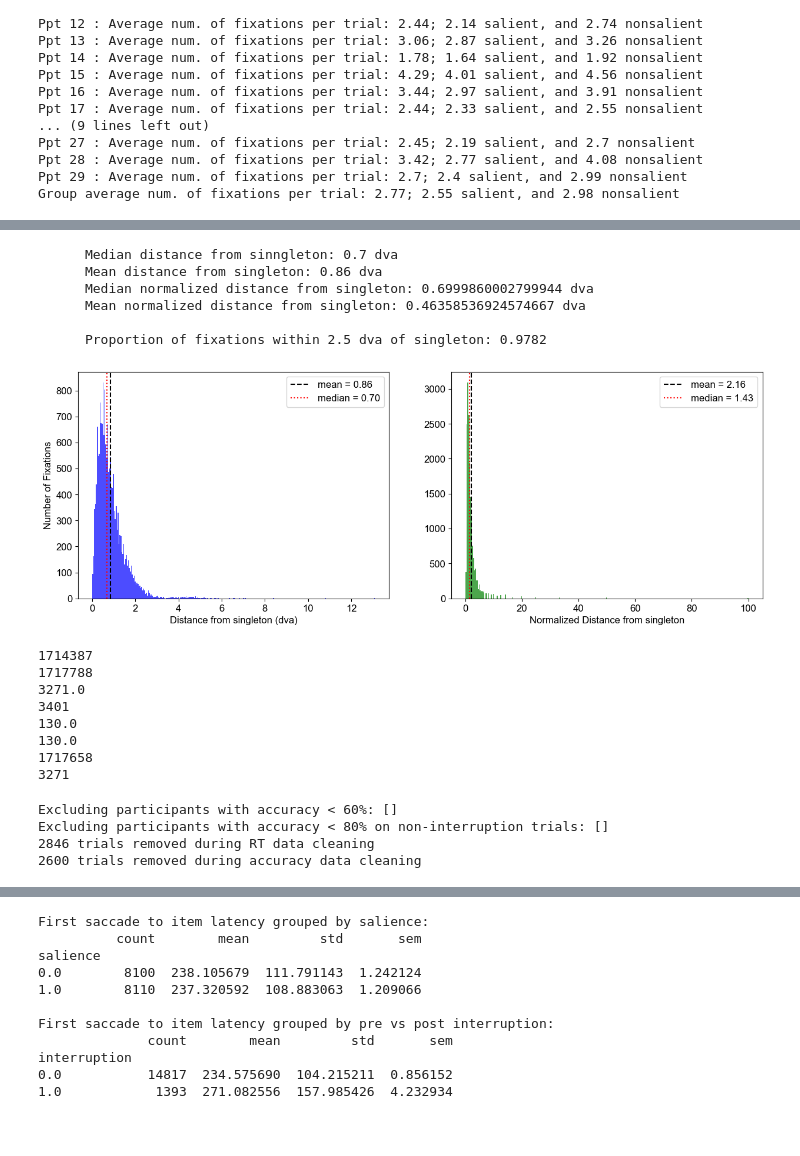
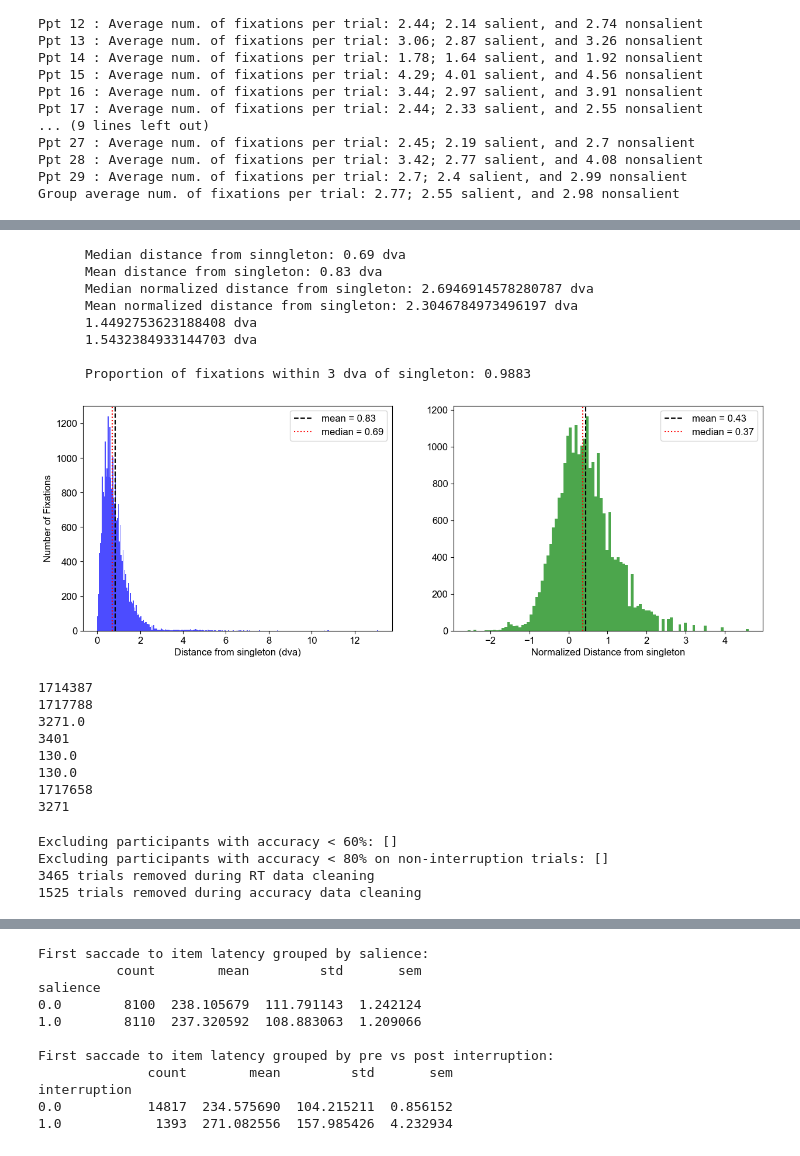
Before and after one commit to cami-uche-enwe/eye-search-analysis, a Jupyter notebook: parse_eye_align_rawdata.ipynb, the cells around one changed output, grey strips where cells are left out. Drawn from its saved outputs; the diff is of its cells as text; code cells hidden in the pictures.

Commit message:
prep data for SMART + first try SMART

```diff
--- a/parse_eye_align_rawdata.ipynb
+++ b/parse_eye_align_rawdata.ipynb
@@ -144,7 +144,7 @@ screen_w = 1920
 screen_h = 1080
 fixcross_coord = [267.82, 0]
 
-for subj in subjects:
+for subj in [5]:
 # for subj in range(3,4):
 	for trialnr in range(len(eye[f'{subj}'])):
 
@@ -359,8 +359,8 @@ def classify_gaze(fixations, saccades, fixcross_coord, target_coord, distract_co
         # consider as first saccade only where start coordinates are within 2.76dva (125pix) from fixcross
         # AND end coordinates are more than 2.76dva from fixcross AND if latency is > 80ms
         if (myutils.calc_latency(sac['stime'][i], trial_start) > 80):
-            if (myutils.eucli_dist(sac['end_x'][i], sac['end_y'][i], el_target_coord[0], el_target_coord[1]) <= myutils.deg2pix(2.5)) or \
-                (myutils.eucli_dist(sac['end_x'][i], sac['end_y'][i], el_distract_coord[0], el_distract_coord[1]) <= myutils.deg2pix(2.5)):
+            if (myutils.eucli_dist(sac['end_x'][i], sac['end_y'][i], el_target_coord[0], el_target_coord[1]) <= myutils.deg2pix(3)) or \
+                (myutils.eucli_dist(sac['end_x'][i], sac['end_y'][i], el_distract_coord[0], el_distract_coord[1]) <= myutils.deg2pix(3)):
                 # (len(first_sacc_latency) < 1): # only do this for the first saccade encountered that matches conditions (avoid accidentally taking saccades later in trial that pass by fixation)
 
                 first_sacc_to_item_latency = int(myutils.calc_latency(sac['stime'][i], trial_start))   # save latency
@@ -382,7 +382,7 @@ def classify_gaze(fixations, saccades, fixcross_coord, target_coord, distract_co
 
     for i in range(len(fixations)):
         if int(fix['stime'][i] - trial_start) >= first_sacc_latency:
-            if myutils.eucli_dist(fix['x'][i], fix['y'][i], el_target_coord[0], el_target_coord[1]) <= myutils.deg2pix(2.5):
+            if myutils.eucli_dist(fix['x'][i], fix['y'][i], el_target_coord[0], el_target_coord[1]) <= myutils.deg2pix(3):
                 inner_fix_dict = {counter: {
                     'x':int(fix['x'][i]),
                     'y':int(fix['y'][i]),
@@ -432,10 +432,12 @@ def classify_gaze(fixations, saccades, fixcross_coord, target_coord, distract_co
     target_inspect_end = None
     target_inspect_dur = None
 
+
+
     # Find the last fixation on target within 500ms of keypress
     last_idx = None
-    for i in reversed(range(len(fix['x']))):
-        on_target = myutils.eucli_dist(fix['x'][i], fix['y'][i], el_target_coord[0], el_target_coord[1]) <= myutils.deg2pix(2.5)
+    for i in reversed(range(len(fixations))):
+        on_target = myutils.eucli_dist(fix['x'][i], fix['y'][i], el_target_coord[0], el_target_coord[1]) <= myutils.deg2pix(3)
         if on_target:
             etime = int(fix['etime'][i])
             diff = trial_end - etime
@@ -447,7 +449,7 @@ def classify_gaze(fixations, saccades, fixcross_coord, target_coord, distract_co
         # Walk backwards to find the start of the inspection phase
         inspect_indices = [last_idx]
         for j in range(last_idx-1, -1, -1):
-            on_target = myutils.eucli_dist(fix['x'][j], fix['y'][j], el_target_coord[0], el_target_coord[1]) <= myutils.deg2pix(2.5)
+            on_target = myutils.eucli_dist(fix['x'][j], fix['y'][j], el_target_coord[0], el_target_coord[1]) <= myutils.deg2pix(3)
             if on_target:
                 inspect_indices.append(j)
             else:
@@ -456,7 +458,8 @@ def classify_gaze(fixations, saccades, fixcross_coord, target_coord, distract_co
         target_inspect_start = int(myutils.calc_latency(fix['stime'][inspect_indices[0]], trial_start))
         # target_inspect_end = int(myutils.calc_latency(fix['etime'][inspect_indices[-1]], trial_start))
         # target_inspect_dur = sum([int(fix['dur'][k]) for k in inspect_indices])
-        target_inspect_dur = trial_dur - target_inspect_start
+        target_inspect_dur = trial_dur - target_inspect_start # this can sometimes be negative in case that keyPRESS (on which rt and trial_dur are based) occurs early,
+                                                              # but there are still fixations on tgt until keyRELEASE. For now i'll exclude these from analysis
 
 
     #### distractor fixation latency + dwell time  + fix count ================================
@@ -475,7 +478,7 @@ def classify_gaze(fixations, saccades, fixcross_coord, target_coord, distract_co
 
     for i in range(len(fixations)):
         if int(fix['stime'][i] - trial_start) >= int(first_sacc_latency):
-            if myutils.eucli_dist(fix['x'][i], fix['y'][i], el_distract_coord[0], el_distract_coord[1]) <= myutils.deg2pix(2.5):
+            if myutils.eucli_dist(fix['x'][i], fix['y'][i], el_distract_coord[0], el_distract_coord[1]) <= myutils.deg2pix(3):
                 inner_distfix_dict = {dist_counter: {
                     'x':int(fix['x'][i]),
                     'y':int(fix['y'][i]),
@@ -537,12 +540,12 @@ def classify_gaze(fixations, saccades, fixcross_coord, target_coord, distract_co
     singleton_first = 0
 
     if first_fix_latency:
-        if not myutils.eucli_dist(first_fix_x, first_fix_y, el_distract_coord[0], el_distract_coord[1]) <= myutils.deg2pix(2.5) and \
-            not myutils.eucli_dist(first_fix_x, first_fix_y, el_target_coord[0], el_target_coord[1]) <= myutils.deg2pix(2.5):
+        if not myutils.eucli_dist(first_fix_x, first_fix_y, el_distract_coord[0], el_distract_coord[1]) <= myutils.deg2pix(3) and \
+            not myutils.eucli_dist(first_fix_x, first_fix_y, el_target_coord[0], el_target_coord[1]) <= myutils.deg2pix(3):
             nontgt_first = 1
             singleton_first = 0
-        elif myutils.eucli_dist(first_fix_x, first_fix_y, el_distract_coord[0], el_distract_coord[1]) <= myutils.deg2pix(2.5) or \
-            myutils.eucli_dist(first_fix_x, first_fix_y, el_target_coord[0], el_target_coord[1]) <= myutils.deg2pix(2.5):
+        elif myutils.eucli_dist(first_fix_x, first_fix_y, el_distract_coord[0], el_distract_coord[1]) <= myutils.deg2pix(3) or \
+            myutils.eucli_dist(first_fix_x, first_fix_y, el_target_coord[0], el_target_coord[1]) <= myutils.deg2pix(3):
             singleton_first = 1
             nontgt_first = 0
     else:
@@ -656,4 +659,6 @@ Proportion of trials with first fixation on a singleton: 0.853
 # %%
+import numpy as np
+
 screen_w = 1920
 screen_h = 1080
 fixcross_coord = [267.82, 0]
@@ -699,8 +704,8 @@ for subj in subjects:
                 elif nearest == 'distractor':
                     distance = myutils.pix2deg(myutils.eucli_dist(fix['x'][i], fix['y'][i], el_distract_coord[0], el_distract_coord[1]))
 
-                if myutils.eucli_dist(fix['x'][i], fix['y'][i], el_target_coord[0], el_target_coord[1]) <= myutils.deg2pix(2.5) or \
-                    myutils.eucli_dist(fix['x'][i], fix['y'][i], el_distract_coord[0], el_distract_coord[1]) <= myutils.deg2pix(2.5):
+                if myutils.eucli_dist(fix['x'][i], fix['y'][i], el_target_coord[0], el_target_coord[1]) <= myutils.deg2pix(3) or \
+                    myutils.eucli_dist(fix['x'][i], fix['y'][i], el_distract_coord[0], el_distract_coord[1]) <= myutils.deg2pix(3):
                     aoi = 1
                 else:
                     aoi = 0
@@ -709,42 +714,48 @@ for subj in subjects:
 
         trialaoi.append(aoidict)
     aoidf = pd.DataFrame(trialaoi)
     aoidata.append(aoidf)
 aoidata = pd.concat(aoidata, ignore_index=True)
 
 
 fig, ax = plt.subplots(1,2, figsize=(15, 5))
 
 ax[0].hist(aoidata['distance'].dropna(), bins=300, color='blue', alpha=0.7)
 ax[0].axvline(aoidata['distance'].dropna().mean(), color='k', linestyle='--', label=f"mean = {aoidata['distance'].dropna().mean():.2f}")
 ax[0].axvline(aoidata['distance'].dropna().median(), color='r', linestyle=':', label=f"median = {aoidata['distance'].dropna().median():.2f}")
 ax[0].set_xlabel('Distance from singleton (dva)')
 ax[0].set_ylabel('Number of Fixations')
 ax[0].legend()
 
-data_norm = 1 / aoidata['distance'].dropna()
-ax[1].hist(data_norm, bins=300, color='green', alpha=0.7)
+nozero = aoidata['distance'].replace(0, np.nan)
+# data_norm = 1 / round(nozero.dropna(), 2)
+data_norm = np.log(1 / nozero.dropna())
+ax[1].hist(data_norm, bins=100, color='green', alpha=0.7)
 ax[1].axvline(data_norm.mean(), color='k', linestyle='--', label=f"mean = {data_norm.mean():.2f}")
 ax[1].axvline(data_norm.median(), color='r', linestyle=':', label=f"median = {data_norm.median():.2f}")
 ax[1].set_xlabel('Normalized Distance from singleton')
 ax[1].legend()
 
 print(f"""
       Median distance from sinngleton: {round(aoidata["distance"].dropna().median(), 2)} dva
       Mean distance from singleton: {round(aoidata["distance"].dropna().mean(), 2)} dva
       Median normalized distance from singleton: {1 / round(data_norm.median(), 4)} dva
       Mean normalized distance from singleton: {1 / round(data_norm.mean(), 4)} dva
+      {np.exp(data_norm.median())} dva
+      {np.exp(data_norm.mean())} dva
 
-      Proportion of fixations within 2.5 dva of singleton: {round((aoidata['aoi'].sum() / len(aoidata)), 4)}
+      Proportion of fixations within 3 dva of singleton: {round((aoidata['aoi'].sum() / len(aoidata)), 4)}
       """)
 # %% [output]
-      Median distance from sinngleton: 0.7 dva
-      Mean distance from singleton: 0.86 dva
-      Median normalized distance from singleton: 0.6999860002799944 dva
-      Mean normalized distance from singleton: 0.46358536924574667 dva
+      Median distance from sinngleton: 0.69 dva
+      Mean distance from singleton: 0.83 dva
+      Median normalized distance from singleton: 2.6946914578280787 dva
+      Mean normalized distance from singleton: 2.3046784973496197 dva
+      1.4492753623188408 dva
+      1.5432384933144703 dva
 
-      Proportion of fixations within 2.5 dva of singleton: 0.9782
+      Proportion of fixations within 3 dva of singleton: 0.9883
-[figure, old version]
+[figure, new version]
 # %%
 start = eye[f'{5}'][0]['events']['msg'][0][0]
 end = eye[f'{5}'][0]['events']['msg'][-1][0]
@@ -794,6 +805,7 @@ rt_data = alldata[
     (alldata['accuracy'] == 1) &
     (alldata['goal_revisited'] == 0) &
     (alldata['first_sacc_latency'] >= 80) &
+    (alldata['target_inspect_dur'] >= 0) &
     (alldata['singleton_first'] == 1)
 ]
 
@@ -805,15 +817,16 @@ acc_data = alldata[
     (alldata['rt'].notna()) &
     (alldata['goal_revisited'] == 0) &
     (alldata['first_sacc_latency'] >= 80) &
-    (alldata['singleton_first'] == 1)
+    (alldata['target_inspect_dur'] >= 0) #&
+    # (alldata['singleton_first'] == 1)
 ]
 
 print(len(alldata) - len(acc_data), "trials removed during accuracy data cleaning")
 # %% [output]
 Excluding participants with accuracy < 60%: []
 Excluding participants with accuracy < 80% on non-interruption trials: []
-2846 trials removed during RT data cleaning
-2600 trials removed during accuracy data cleaning
+3465 trials removed during RT data cleaning
+1525 trials removed during accuracy data cleaning
 # %%
 # plot distribution of interrupt_dur
 
```
Also changed, not shown: parts of 16 cells of this notebook, 7 other files.
